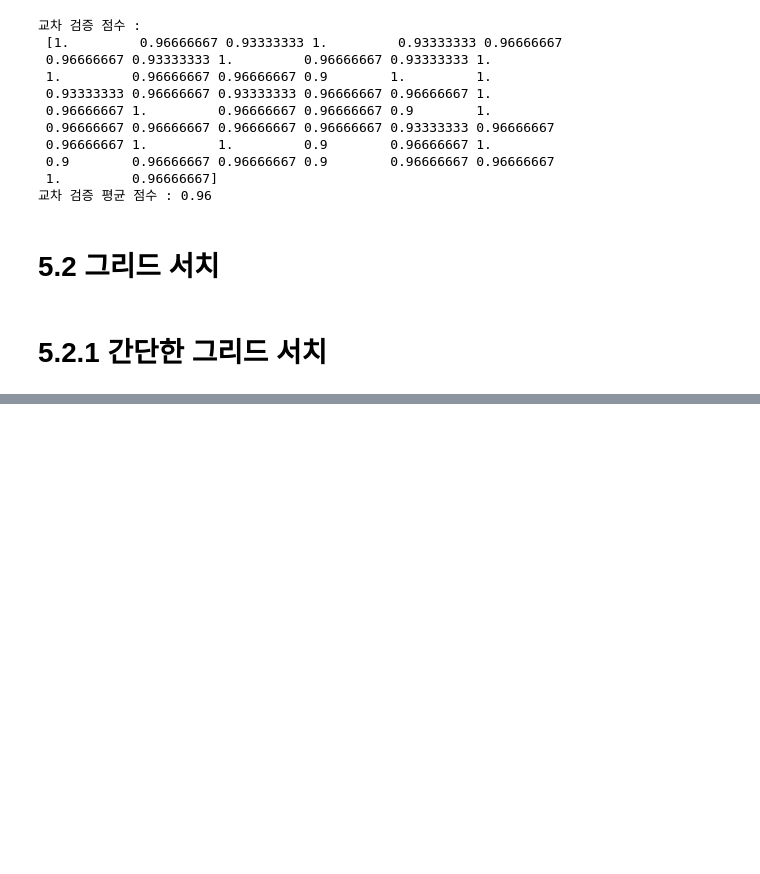
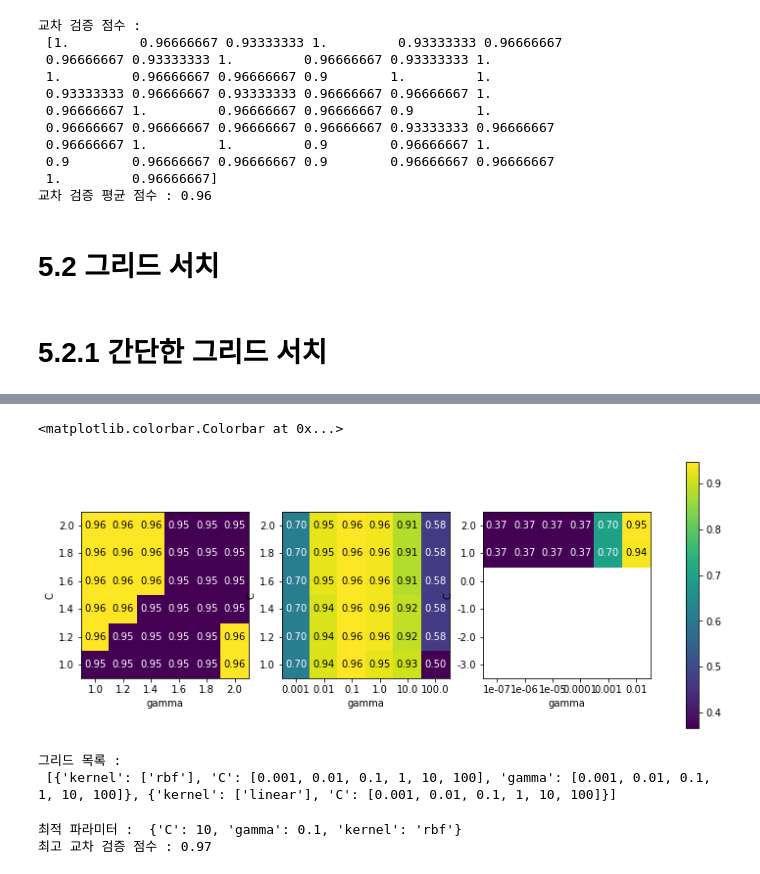
Before and after one commit to iamjinuk/TextBooks, a Jupyter notebook: Introduction to Machine Learning with Python/Chapter.5 모델 평가와 성능 향상.ipynb, the cells around one changed output, grey strips where cells are left out. Cells and saved outputs as stored; diff of their text form; code cells hidden in the pictures; blank space fills up the shorter version.

```diff
--- a/Introduction to Machine Learning with Python/Chapter.5 모델 평가와 성능 향상.ipynb
+++ b/Introduction to Machine Learning with Python/Chapter.5 모델 평가와 성능 향상.ipynb
@@ -213,0 +364,43 @@ X_train, X_test, y_
+# %%
+fig, axes = plt.subplots(1,3, figsize=(13,5))
+
+param_grid_linear = {'C':np.linspace(1,2,6),
+                    'gamma':np.linspace(1,2,6)}
+param_grid_one_log = {'C':np.linspace(1,2,6),
+                    'gamma':np.logspace(-3,2,6)}
+param_grid_one_range = {'C':np.linspace(-3,2,6),
+                    'gamma':np.logspace(-7,-2,6)}
+
+for param_grid, ax in zip([param_grid_linear, param_grid_one_log, param_grid_one_range], axes) :
+    grid_search = GridSearchCV(SVC(), param_grid, cv=5)
+    grid_search.fit(X_train, y_train)
+    scores = grid_search.cv_results_['mean_test_score'].reshape(6,6)
+
+    score_image = mglearn.tools.heatmap(scores, xlabel='gamma', ylabel='C',
+                                       xticklabels=param_grid['gamma'], yticklabels=param_grid['C'],
+                                        cmap='viridis', ax=ax)
+
+plt.colorbar(score_image, ax=axes.tolist())
+# %% [output]
+<matplotlib.colorbar.Colorbar at 0x...>
+[figure, added]
+# %%
+param_grid = [{'kernel':['rbf'],
+              'C': [0.001, 0.01, 0.1, 1, 10, 100],
+              'gamma':[0.001, 0.01, 0.1, 1, 10, 100]},
+             {'kernel':['linear'],
+              'C': [0.001, 0.01, 0.1, 1, 10, 100]}]
+
+print('그리드 목록 : \n', param_grid)
+# %% [output]
+그리드 목록 :
+ [{'kernel': ['rbf'], 'C': [0.001, 0.01, 0.1, 1, 10, 100], 'gamma': [0.001, 0.01, 0.1, 1, 10, 100]}, {'kernel': ['linear'], 'C': [0.001, 0.01, 0.1, 1, 10, 100]}]
+# %%
+grid_search = GridSearchCV(SVC(), param_grid, cv=5, return_train_score=True)
+grid_search.fit(X_train, y_train)
+
+print('최적 파라미터 : ', grid_search.best_params_)
+print('최고 교차 검증 점수 : {:.2f}'.format(grid_search.best_score_))
+# %% [output]
+최적 파라미터 :  {'C': 10, 'gamma': 0.1, 'kernel': 'rbf'}
+최고 교차 검증 점수 : 0.97
```
Also changed, not shown: parts of 35 cells of this notebook.
